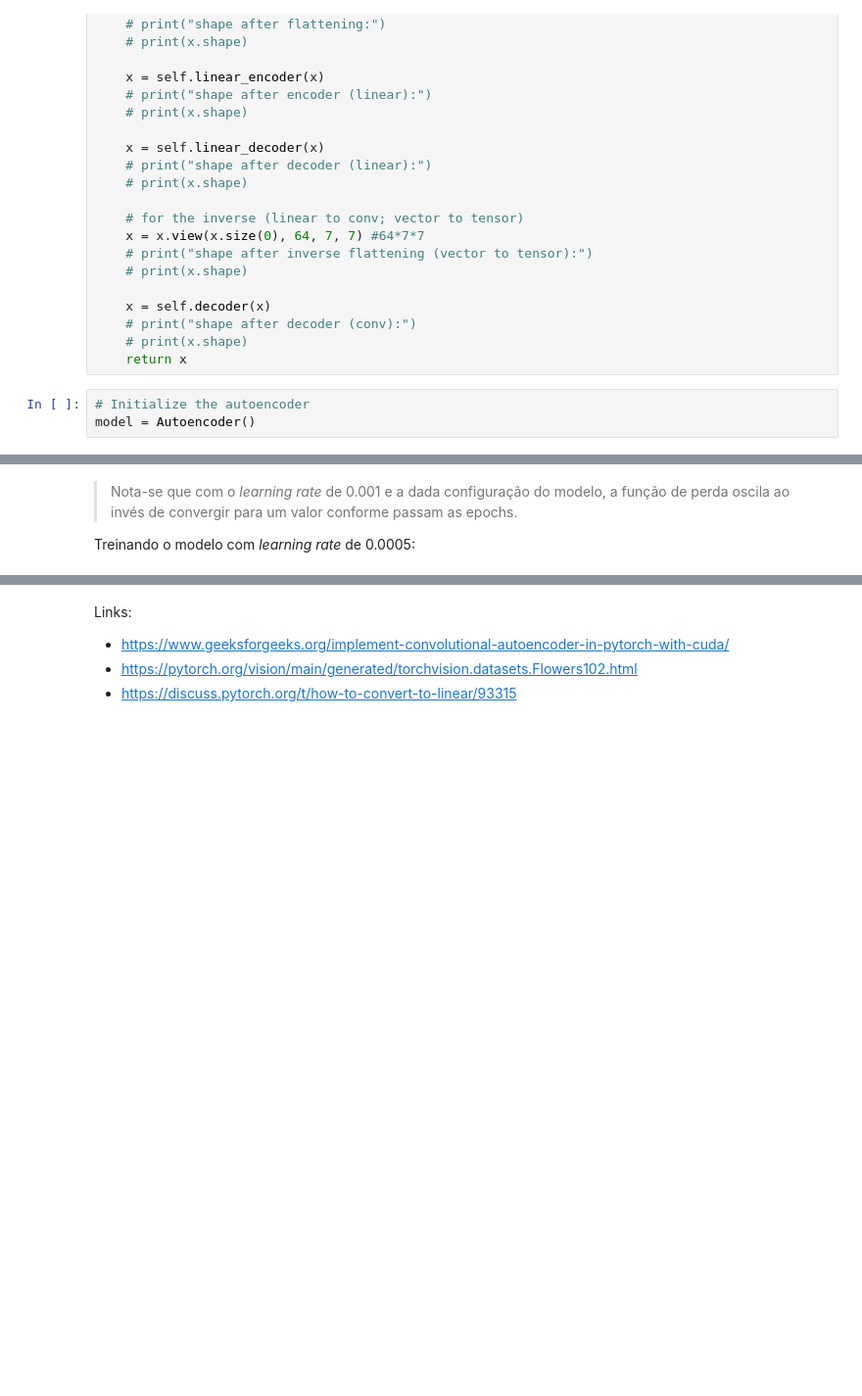
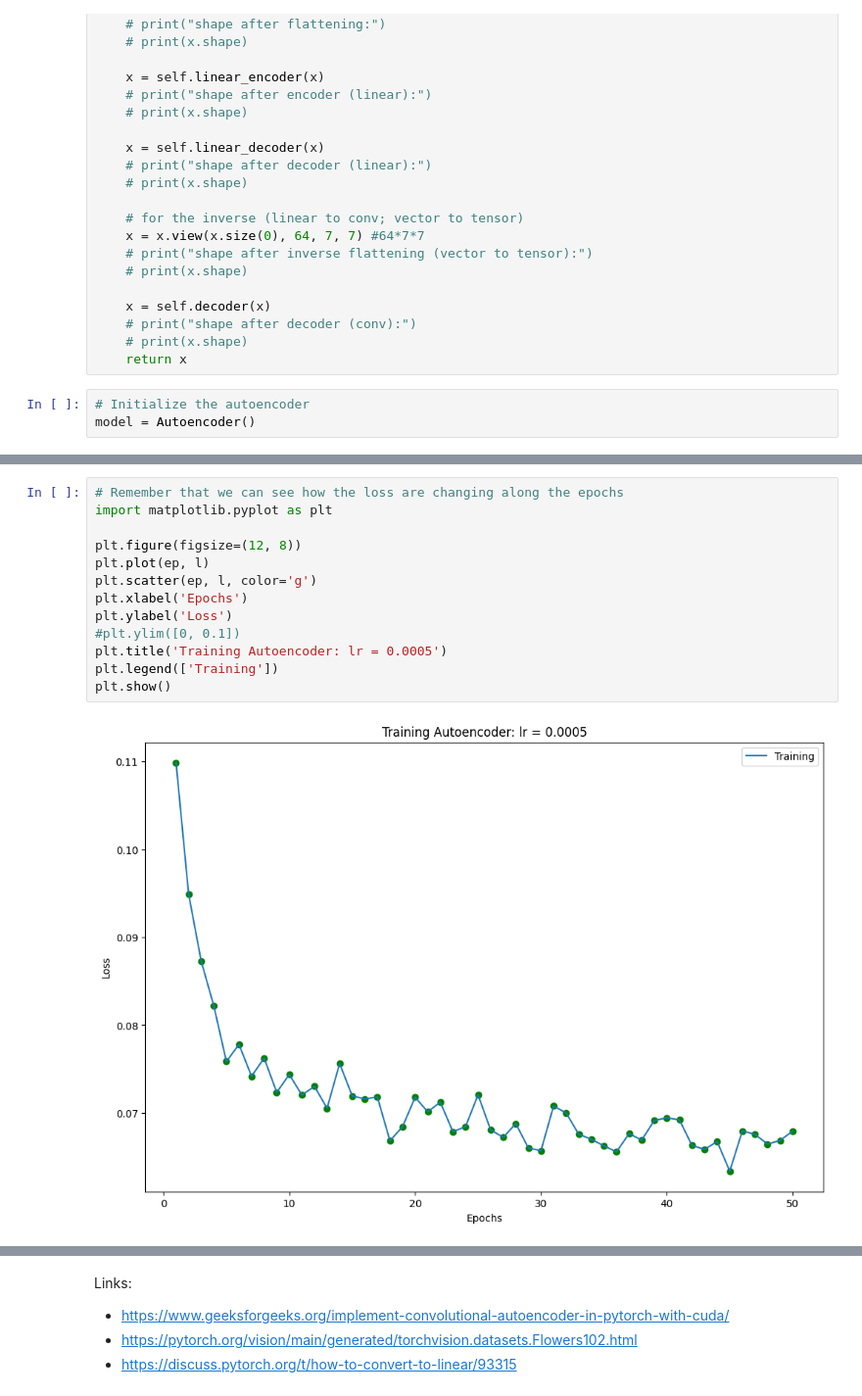
Before and after one commit to amanda-araujo/redes-neurais-aprendizado-profundo, a Jupyter notebook: Autoencoder.ipynb, the cells around one changed output, grey strips where cells are left out. Shown at 98% size. Saved outputs shown, nothing was run; the diff lists cells and outputs as text; blank space fills up the shorter version.

```diff
--- a/Autoencoder.ipynb
+++ b/Autoencoder.ipynb
@@ -382,4 +440,15 @@ Epoch [46/50], Loss: 0.0675
-# %% [markdown]
-> Nota-se que com o *learning rate* de 0.001 e a dada configuração do modelo, a função de perda oscila ao invés de convergir para um valor conforme passam as epochs.
-
-Treinando o modelo com *learning rate* de 0.0005:
+# %%
+# Remember that we can see how the loss are changing along the epochs
+import matplotlib.pyplot as plt
+
+plt.figure(figsize=(12, 8))
+plt.plot(ep, l)
+plt.scatter(ep, l, color='g')
+plt.xlabel('Epochs')
+plt.ylabel('Loss')
+#plt.ylim([0, 0.1])
+plt.title('Training Autoencoder: lr = 0.0005')
+plt.legend(['Training'])
+plt.show()
+# %% [output]
+[figure, added]
```
Also changed, not shown: parts of 22 cells of this notebook.
